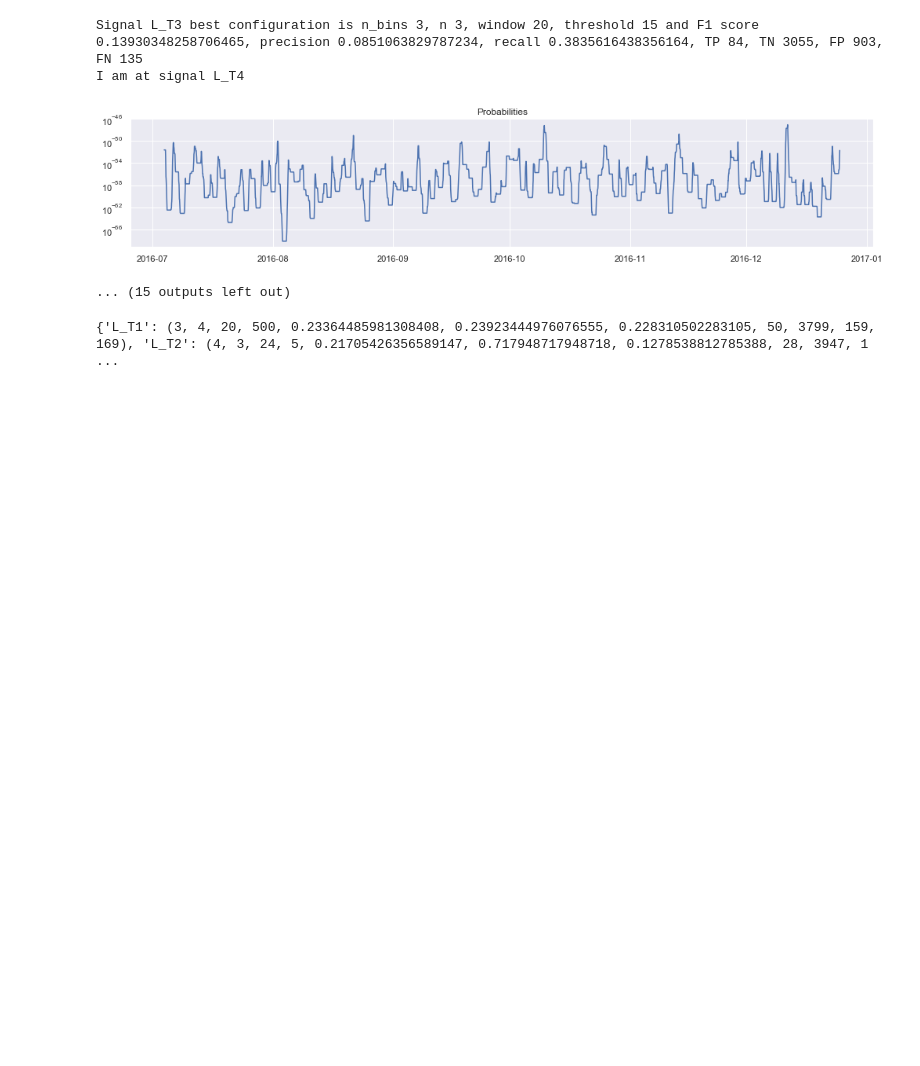
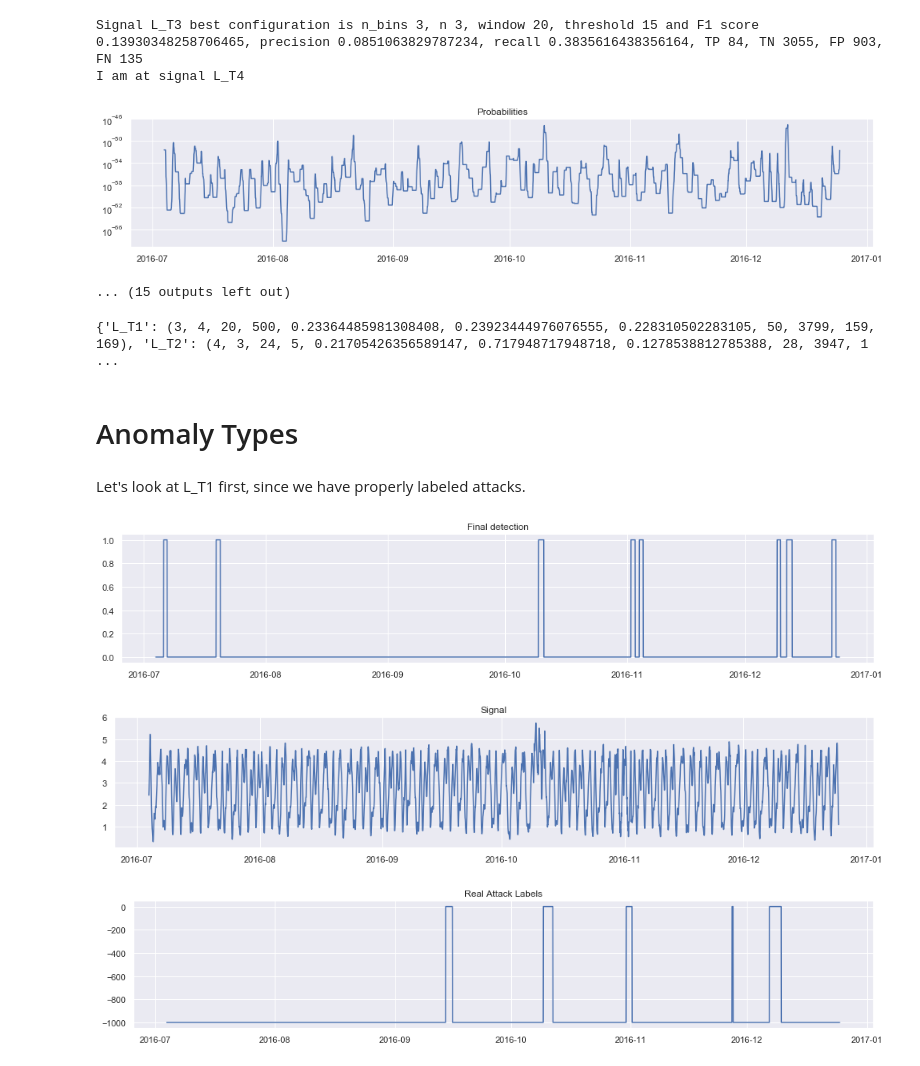
Before and after one commit to benhe119/Cyber-data-analytics_TUDelft, a Jupyter notebook: lab2/notebooks/Discrete Models Task.ipynb, the cells around one changed output. Drawn from its saved outputs; the diff is of its cells as text; code cells hidden in the pictures; blank space fills up the shorter version.

Commit message:
worked on the discrete task

```diff
--- a/lab2/notebooks/Discrete Models Task.ipynb
+++ b/lab2/notebooks/Discrete Models Task.ipynb
@@ -333,3 +332,83 @@ I am at signal L_T4
 print(grid_values)
 # %% [output]
 {'L_T1': (3, 4, 20, 500, 0.23364485981308408, 0.23923444976076555, 0.228310502283105, 50, 3799, 159, 169), 'L_T2': (4, 3, 24, 5, 0.21705426356589147, 0.717948717948718, 0.1278538812785388, 28, 3947, 1 ...
+# %% [markdown]
+# Anomaly Types
+# %% [markdown]
+Let's look at L_T1 first, since we have properly labeled attacks.
+# %%
+#read data
+file_name1 = "trn_set_1"
+file_name2 = "trn_set_2"
+
+DATA_PATH1 = r"C:../data/{}.csv".format(file_name1)
+DATA_PATH2 = r"C:../data/{}.csv".format(file_name2)
+
+
+data_train1 = pd.read_csv(DATA_PATH1, parse_dates=['DATETIME'], index_col = ['DATETIME'], dayfirst=True)
+data_train2 = pd.read_csv(DATA_PATH2, parse_dates=['DATETIME'], index_col = ['DATETIME'], dayfirst=True)
+
+#choose signal for analysis
+signal_name = 'L_T1'
+signal = data_train1[signal_name]
+signal2 = data_train2[signal_name]
+
+#use the best parameter values obtained for grid search
+n_bins = 3
+n = 4
+window = 20
+threshold = 500
+
+#discretize the signal
+discrete_signal = discretize_signal(signal, n_bins)
+discrete_signal2 = discretize_signal(signal2, n_bins)
+
+#get the ngrams probabilities for this training data
+ngrams_prob = ngram_probabilities(discrete_signal, n)
+
+detection_series = pd.DataFrame(np.ones(discrete_signal2.size), discrete_signal2.index)
+
+for num_idx, index in enumerate(discrete_signal2.index[:-window+1]):
+    subset_series = discrete_signal2.iloc[num_idx:(num_idx+window)]
+
+    subset_ngrams = get_ngrams(subset_series, n)
+    prob_product = 1
+    for ngram in subset_ngrams:
+        if ngram in ngrams_prob.keys():
+            prob_product *= ngrams_prob[ngram]
+        else:
+            prob_product *= ngrams_prob['other']
+
+    for num_idx_det, index_det in enumerate(detection_series.index[num_idx:(num_idx+window)]):
+        if detection_series.loc[index_det].item() > prob_product:
+            detection_series.loc[index_det] = prob_product
+
+
+min_prob = np.min(detection_series).item()
+
+final_detection = pd.DataFrame(np.zeros(discrete_signal2.size), discrete_signal2.index)
+
+thresh = threshold * min_prob
+
+for num_idx_det, index_det in enumerate(detection_series.index):
+    if detection_series.loc[index_det].item() < thresh:
+        final_detection.loc[index_det] = 1
+
+plt.figure(figsize=(17,3))
+plt.plot(final_detection)
+plt.title("Final detection")
+plt.show()
+
+plt.figure(figsize=(17,3))
+plt.plot(signal2)
+plt.title("Signal")
+plt.show()
+
+plt.figure(figsize=(17,3))
+plt.plot(data_train2['ATT_FLAG'])
+plt.title("Real Attack Labels")
+plt.show()
+# %% [output]
+[figure, added]
+[figure, added]
+[figure, added]
```
Also changed, not shown: parts of 11 cells of this notebook.
